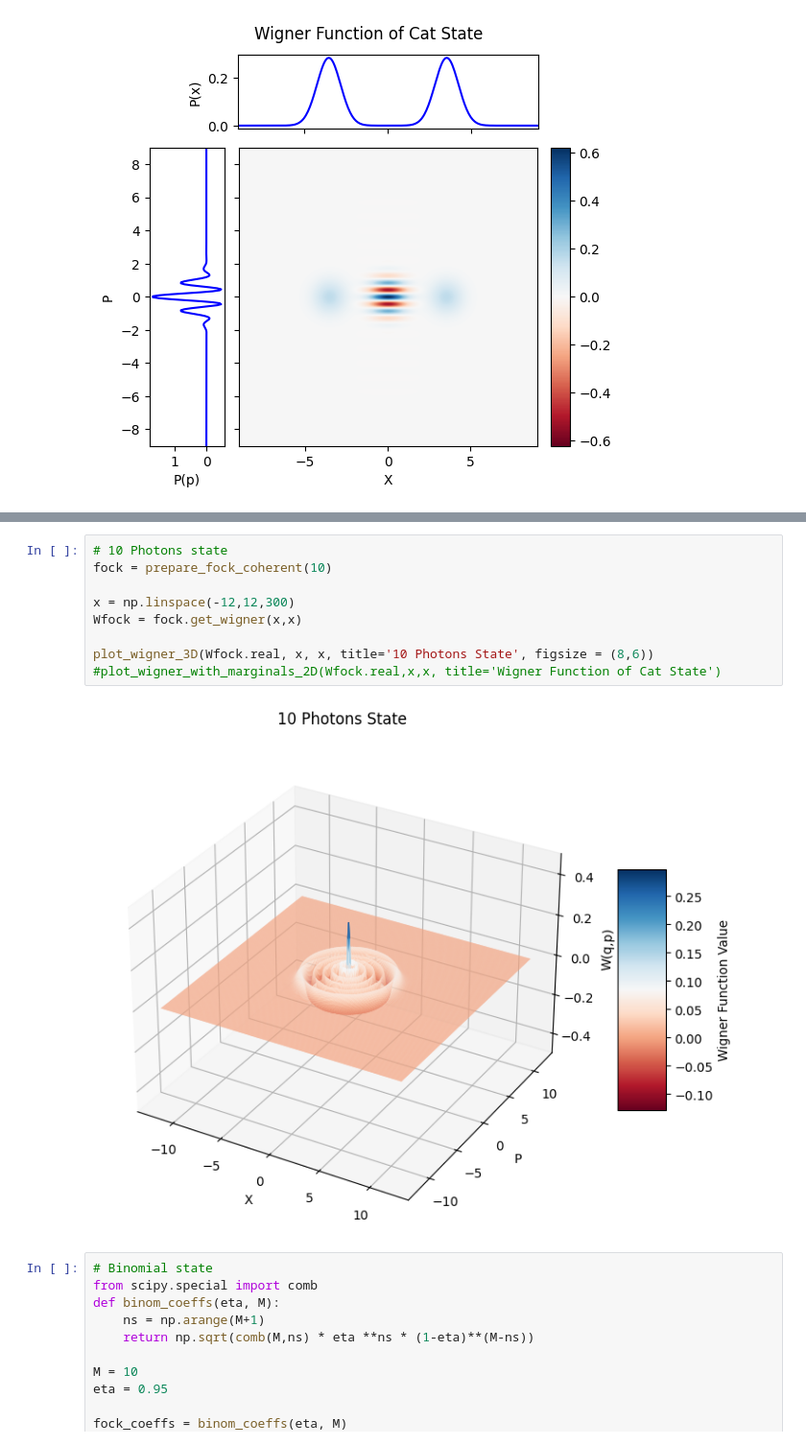
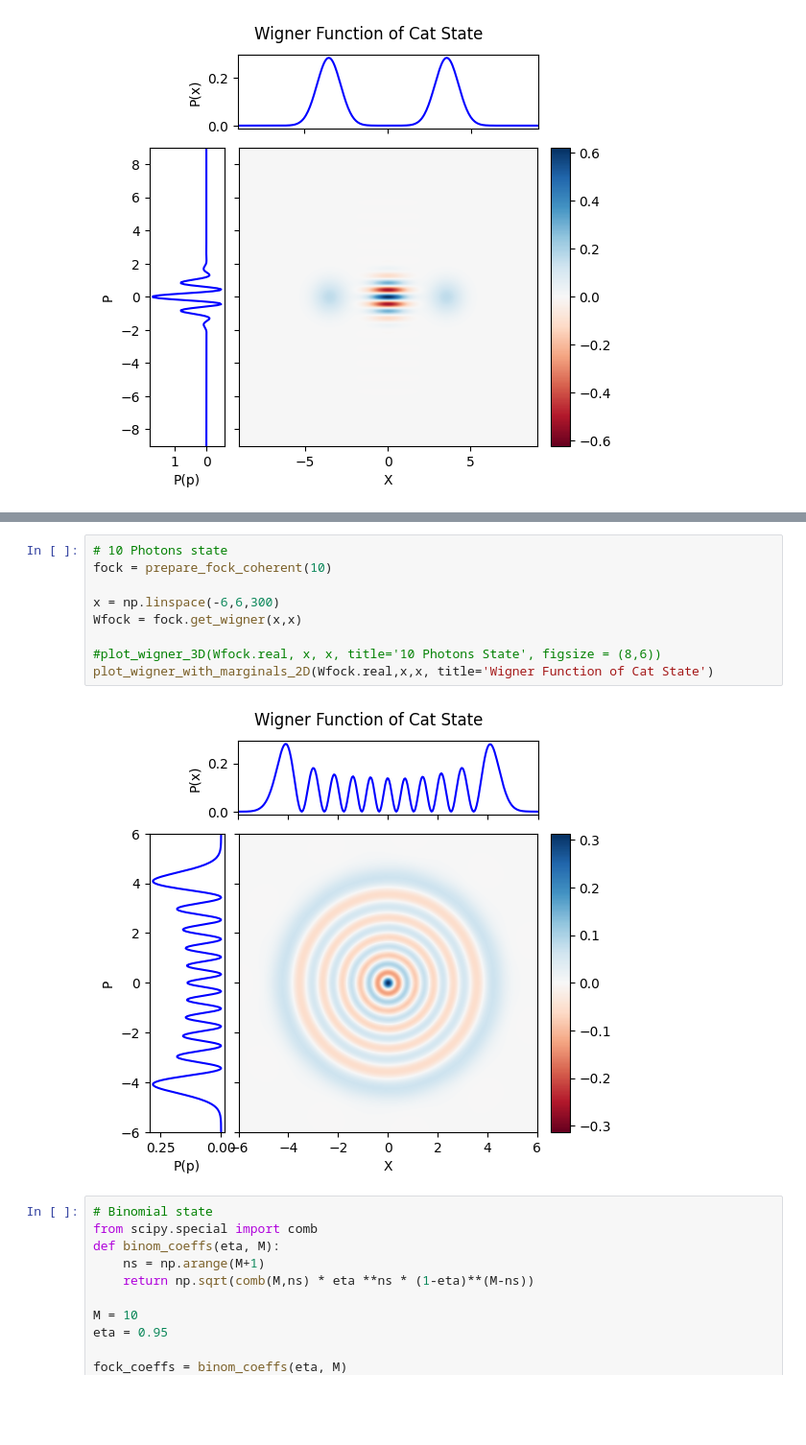
Before and after one commit to QiZhongLi/CV_Simulation, a Jupyter notebook: TestingClass.ipynb, the cells around one changed output, grey strips where cells are left out. Shown at 96% size. Saved outputs shown, nothing was run; the diff lists cells and outputs as text; blank space fills up the shorter version.

```diff
--- a/TestingClass.ipynb
+++ b/TestingClass.ipynb
@@ -795,14 +813,14 @@ plot_wigner_3D(Wcat.real, x, x, title=f'Wigner Function of Squeezed Cat State',
 # %%
 # 10 Photons state
 fock = prepare_fock_coherent(10)
 
-x = np.linspace(-12,12,300)
+x = np.linspace(-6,6,300)
 Wfock = fock.get_wigner(x,x)
 
-plot_wigner_3D(Wfock.real, x, x, title='10 Photons State', figsize = (8,6))
-#plot_wigner_with_marginals_2D(Wfock.real,x,x, title='Wigner Function of Cat State')
+#plot_wigner_3D(Wfock.real, x, x, title='10 Photons State', figsize = (8,6))
+plot_wigner_with_marginals_2D(Wfock.real,x,x, title='Wigner Function of Cat State')
 # %% [output]
-[figure, old version]
+[figure, new version]
 # %%
 # Binomial state
 from scipy.special import comb
```
Also changed, not shown: parts of 14 cells of this notebook.
